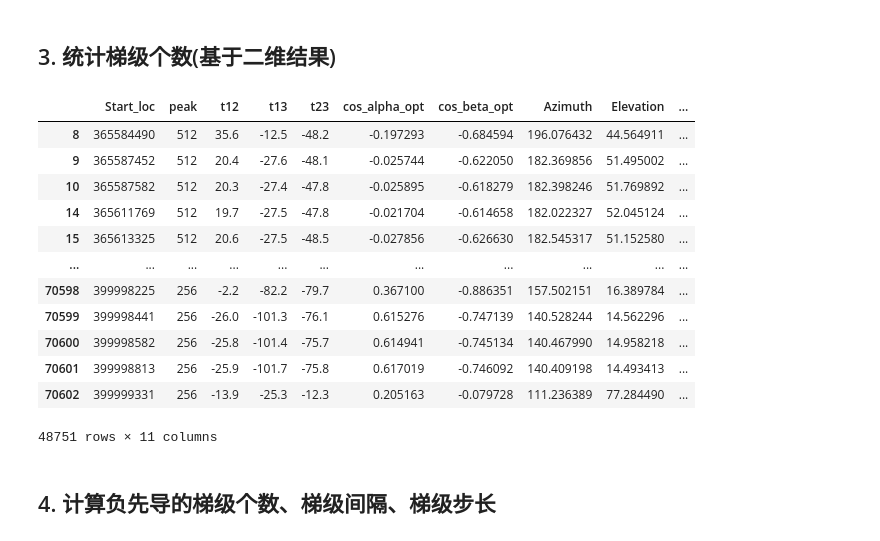
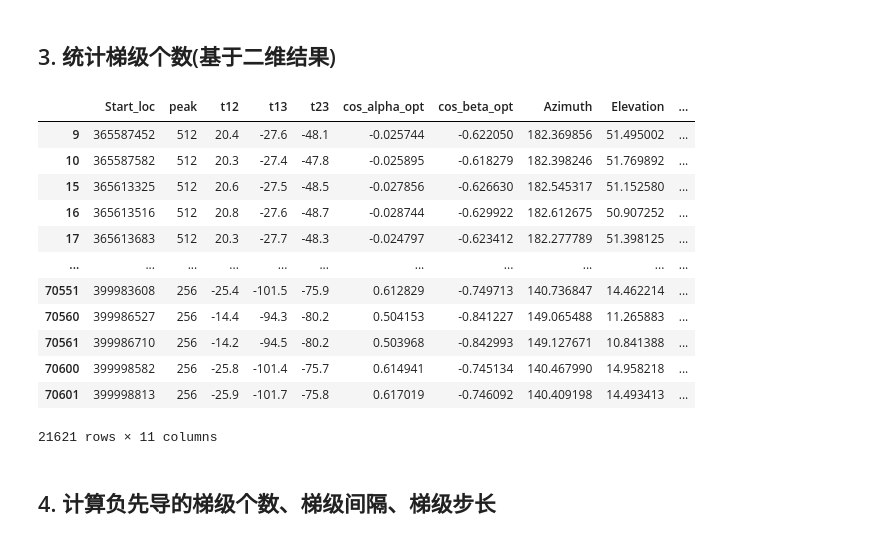
Before and after one commit to S0ngRu1/Lightning-Mapping, a Jupyter notebook: 2024/2d/Analysis Signal Interval.ipynb, the cells around one changed output. Saved outputs shown, nothing was run; the diff lists cells and outputs as text; code cells hidden in the pictures.

```diff
--- a/2024/2d/Analysis Signal Interval.ipynb
+++ b/2024/2d/Analysis Signal Interval.ipynb
@@ -110,29 +110,29 @@ Name: yld_start_loc, dtype: float64
 # %%
 # 加载2d定位结果数据
 result = pd.read_csv('results/result_yld_3.5e8_4e8_window_512_128_去零飘_滤波_加窗_阈值15_30_80.txt', sep=r'\s+')
 
 # 对2d结果进行过滤筛选
 filtered_result = result[
     (abs(result['t123']) < 1) &  # t123的绝对值小于1
-    (abs(result['Rcorr']) > 0.3) &  # Rcorr的绝对值大于0.65
+    (abs(result['Rcorr']) > 0.6) &  # Rcorr的绝对值大于0.65
     (result['Start_loc'] < 4e8) &  # Start_loc小于4e8
     (result['Start_loc'] > 3.65e8)
 ]
 filtered_result
 # %% [output]
 |  | Start_loc | peak | t12 | t13 | t23 | cos_alpha_opt | cos_beta_opt | Azimuth | Elevation | ... |
-| 8 | 365584490 | 512 | 35.6 | -12.5 | -48.2 | -0.197293 | -0.684594 | 196.076432 | 44.564911 | ... |
 | 9 | 365587452 | 512 | 20.4 | -27.6 | -48.1 | -0.025744 | -0.622050 | 182.369856 | 51.495002 | ... |
 | 10 | 365587582 | 512 | 20.3 | -27.4 | -47.8 | -0.025895 | -0.618279 | 182.398246 | 51.769892 | ... |
-| 14 | 365611769 | 512 | 19.7 | -27.5 | -47.8 | -0.021704 | -0.614658 | 182.022327 | 52.045124 | ... |
 | 15 | 365613325 | 512 | 20.6 | -27.5 | -48.5 | -0.027856 | -0.626630 | 182.545317 | 51.152580 | ... |
+| 16 | 365613516 | 512 | 20.8 | -27.6 | -48.7 | -0.028744 | -0.629922 | 182.612675 | 50.907252 | ... |
+| 17 | 365613683 | 512 | 20.3 | -27.7 | -48.3 | -0.024797 | -0.623412 | 182.277789 | 51.398125 | ... |
 | ... | ... | ... | ... | ... | ... | ... | ... | ... | ... | ... |
-| 70598 | 399998225 | 256 | -2.2 | -82.2 | -79.7 | 0.367100 | -0.886351 | 157.502151 | 16.389784 | ... |
-| 70599 | 399998441 | 256 | -26.0 | -101.3 | -76.1 | 0.615276 | -0.747139 | 140.528244 | 14.562296 | ... |
+| 70551 | 399983608 | 256 | -25.4 | -101.5 | -75.9 | 0.612829 | -0.749713 | 140.736847 | 14.462214 | ... |
+| 70560 | 399986527 | 256 | -14.4 | -94.3 | -80.2 | 0.504153 | -0.841227 | 149.065488 | 11.265883 | ... |
+| 70561 | 399986710 | 256 | -14.2 | -94.5 | -80.2 | 0.503968 | -0.842993 | 149.127671 | 10.841388 | ... |
 | 70600 | 399998582 | 256 | -25.8 | -101.4 | -75.7 | 0.614941 | -0.745134 | 140.467990 | 14.958218 | ... |
 | 70601 | 399998813 | 256 | -25.9 | -101.7 | -75.8 | 0.617019 | -0.746092 | 140.409198 | 14.493413 | ... |
-| 70602 | 399999331 | 256 | -13.9 | -25.3 | -12.3 | 0.205163 | -0.079728 | 111.236389 | 77.284490 | ... |
-48751 rows × 11 columns
+21621 rows × 11 columns
 # %% [markdown]
 ## 4. 计算负先导的梯级个数、梯级间隔、梯级步长
 # %% [markdown]
```
Also changed, not shown: 6 other files.
